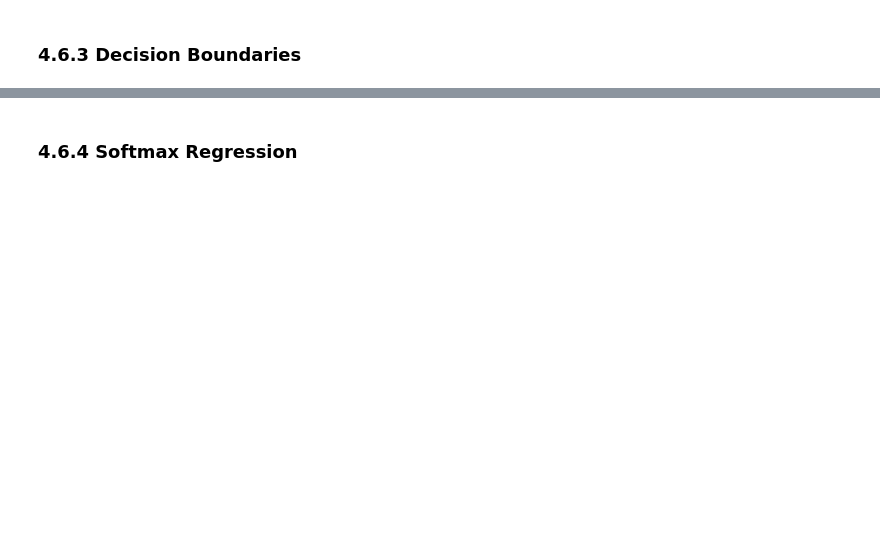
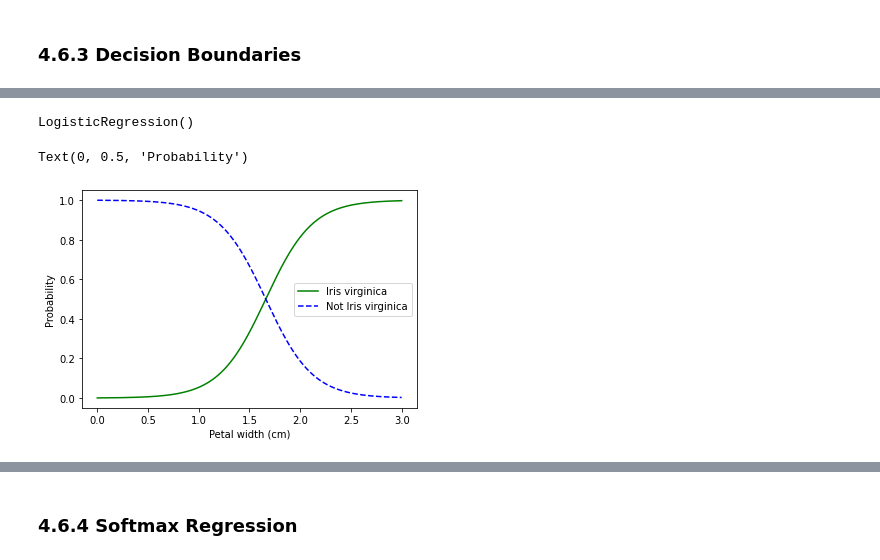
Before and after one commit to Brandon-Luong/Hands-On-Machine-Learning, a Jupyter notebook: 4-Training_Models.ipynb, the cells around one changed output, grey strips where cells are left out. Cells and saved outputs as stored; diff of their text form; code cells hidden in the pictures; blank space fills up the shorter version.

Commit message:
Finish 4.6.1-.3 logistic regression
4.6.1 and 4.6.2 theory behind logistic regression
4.6.3 decision boundaries

```diff
--- a/4-Training_Models.ipynb
+++ b/4-Training_Models.ipynb
@@ -518,0 +550,3 @@ minimum_val_error, best_epoch, best_model
+# %%
+iris = datasets.load_iris()
+list(iris.keys())
@@ -518,0 +561,3 @@ minimum_val_error, best_epoch, best_model
+# %%
+X = iris['data'][:, 3:] # petal width
+y = (iris['target'] == 2).astype(np.int) # 1 if Iris virginica, else 0
@@ -518,0 +566,19 @@ minimum_val_error, best_epoch, best_model
+# %%
+log_reg = LogisticRegression()
+log_reg.fit(X, y)
+# %% [output]
+LogisticRegression()
+# %%
+# "-1" means 'unspecified' dimension
+# Value is inferred from length of array and remaining dimensions
+X_new = np.linspace(0, 3, 1000).reshape(-1, 1)
+y_proba = log_reg.predict_proba(X_new)
+plt.plot(X_new, y_proba[:, 1], "g-", label="Iris virginica")
+plt.plot(X_new, y_proba[:, 0], "b--", label="Not Iris virginica")
+# + more Matplotlib code to make the image look pretty
+plt.legend(["Iris virginica", "Not Iris virginica"])
+plt.xlabel("Petal width (cm)")
+plt.ylabel("Probability")
+# %% [output]
+Text(0, 0.5, 'Probability')
+[figure, added]
```
Also changed, not shown: parts of 10 cells of this notebook.
